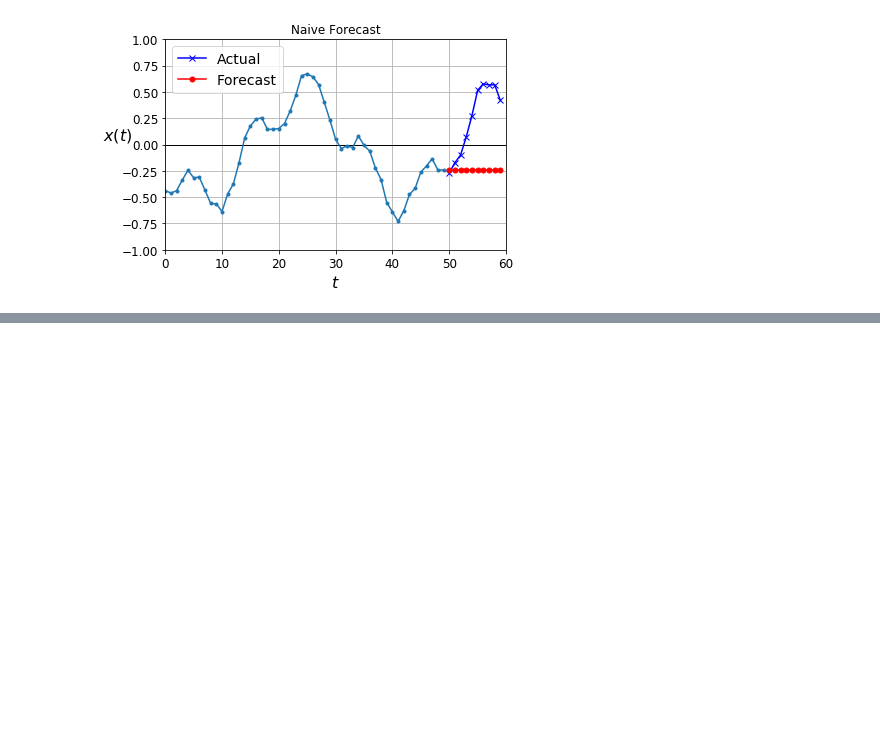
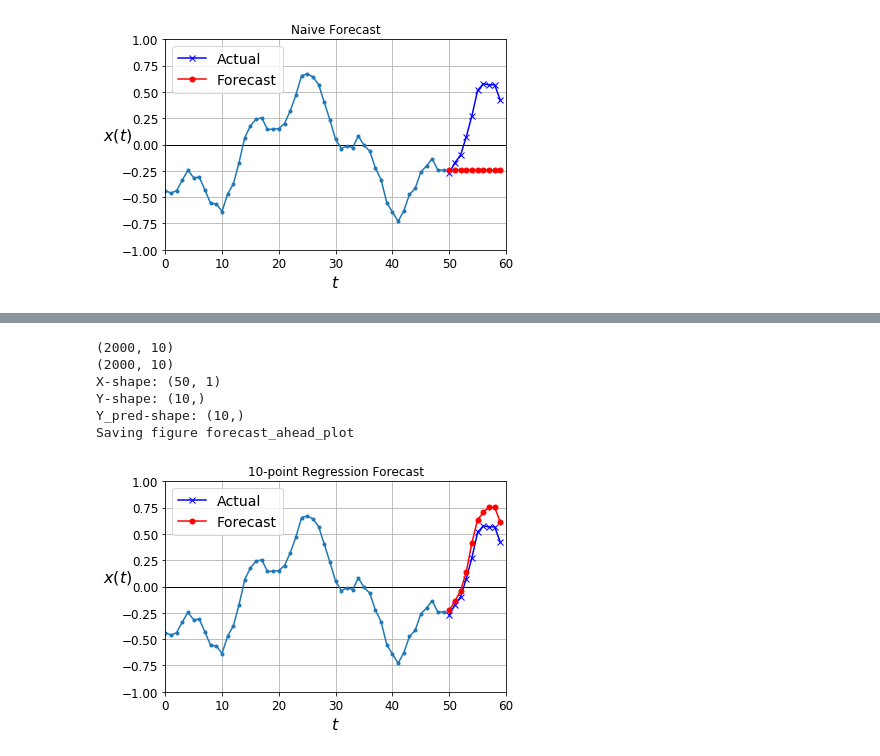
Before and after one commit to sfefilatyev/tensorflow_excercises, a Jupyter notebook: chapter15/time_series.ipynb, the cells around one changed output, grey strips where cells are left out. Saved outputs shown, nothing was run; the diff lists cells and outputs as text; code cells hidden in the pictures; blank space fills up the shorter version.

Commit message:
[Chapter15] Add more graphs for 10-point dense-NN forecast.

```diff
--- a/chapter15/time_series.ipynb
+++ b/chapter15/time_series.ipynb
@@ -409,13 +409,13 @@ Saving figure forecast_ahead_plot
 np.random.seed(42)
 tf.random.set_seed(42)
 
-model = keras.models.Sequential([
+linear_regression_model = keras.models.Sequential([
     keras.layers.Flatten(input_shape=[50, 1]),
     keras.layers.Dense(10)
 ])
 
-model.compile(loss="mse", optimizer="adam")
-history = model.fit(X_train, Y_train, epochs=20,
+linear_regression_model.compile(loss="mse", optimizer="adam")
+linear_regression_model_history = linear_regression_model.fit(X_train, Y_train, epochs=20,
                     validation_data=(X_valid, Y_valid))
 # %% [output]
 Train on 7000 samples, validate on 2000 samples
@@ -438,6 +438,29 @@ Epoch 20/20
 # %%
 # Looking at the last value of loss at the end of training we can see that the linear regression is better than the last value 10-times
 # but worse than DeepRNN.
+# %%
+# Let's visualize its 10-values predictions similarly to how we visualized naive prediction (last value),
+# or 1-by-1 preidiction with DeepRNN.
+# Let's visualize naive prediction
+X_valid.shape
+
+X = X_valid
+# All 10-values are predicted at once by the linear regression model
+Y_pred_10 = linear_regression_model.predict(X)[:, :]
+print(Y_valid.shape)
+print(Y_pred_10.shape)
+
+plot_multiple_forecasts(X_valid[0, :], Y_valid[0, :], Y_pred_10[0, :], "10-point Regression Forecast")
+save_fig("forecast_ahead_plot")
+plt.show()
+# %% [output]
+(2000, 10)
+(2000, 10)
+X-shape: (50, 1)
+Y-shape: (10,)
+Y_pred-shape: (10,)
+Saving figure forecast_ahead_plot
+[figure, added]
 # %%
 # And finally, comparing validation loss of prediction 10 consequtive values by Deep-RNN:
 np.random.seed(42)
```
Also changed, not shown: parts of 18 cells of this notebook.
